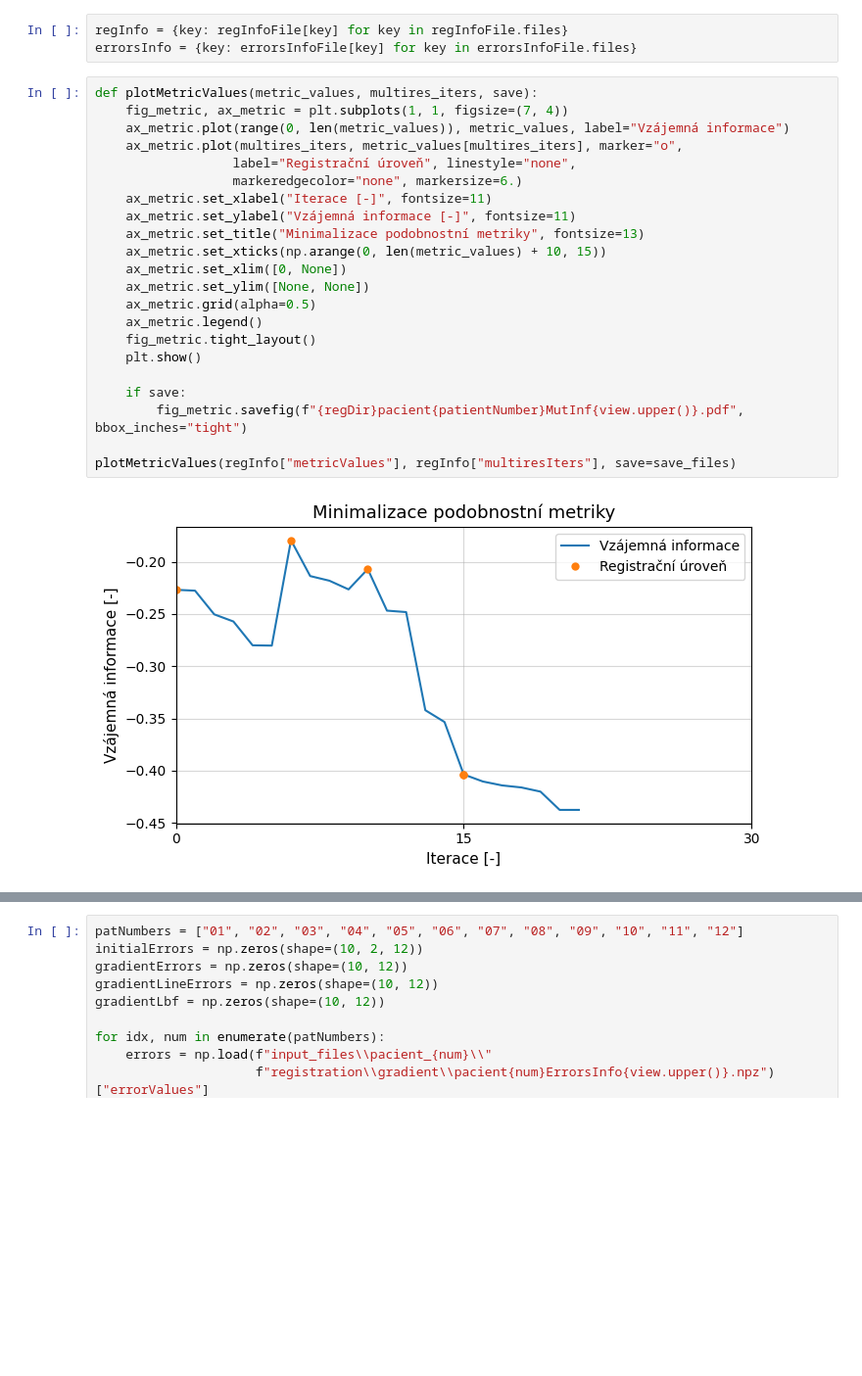
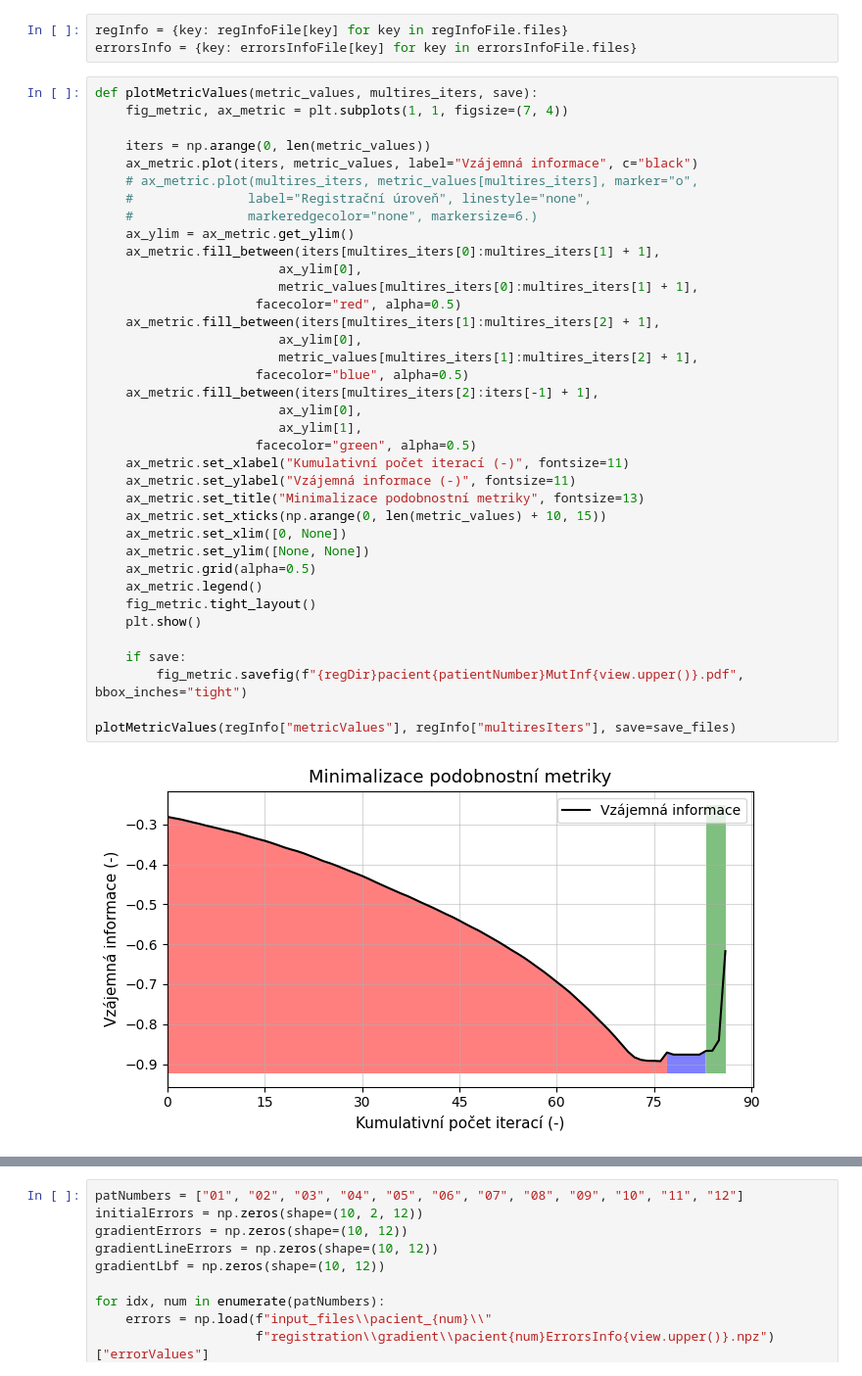
Before and after one commit to Vojtech-Benda/ca_isf, a Jupyter notebook: plotResults.ipynb, the cells around one changed output, grey strips where cells are left out. Shown at 98% size. Cells and saved outputs as stored; diff of their text form; blank space fills up the shorter version.

```diff
--- a/plotResults.ipynb
+++ b/plotResults.ipynb
@@ -18,27 +18,42 @@ errorsInfo = {key: errorsInfoFile[key] for key in errorsInfoFile.files}
 # %%
 def plotMetricValues(metric_values, multires_iters, save):
     fig_metric, ax_metric = plt.subplots(1, 1, figsize=(7, 4))
-    ax_metric.plot(range(0, len(metric_values)), metric_values, label="Vzájemná informace")
-    ax_metric.plot(multires_iters, metric_values[multires_iters], marker="o",
-                  label="Registrační úroveň", linestyle="none",
-                  markeredgecolor="none", markersize=6.)
-    ax_metric.set_xlabel("Iterace [-]", fontsize=11)
-    ax_metric.set_ylabel("Vzájemná informace [-]", fontsize=11)
+
+    iters = np.arange(0, len(metric_values))
+    ax_metric.plot(iters, metric_values, label="Vzájemná informace", c="black")
+    # ax_metric.plot(multires_iters, metric_values[multires_iters], marker="o",
+    #               label="Registrační úroveň", linestyle="none",
+    #               markeredgecolor="none", markersize=6.)
+    ax_ylim = ax_metric.get_ylim()
+    ax_metric.fill_between(iters[multires_iters[0]:multires_iters[1] + 1],
+                        ax_ylim[0],
+                        metric_values[multires_iters[0]:multires_iters[1] + 1],
+                     facecolor="red", alpha=0.5)
+    ax_metric.fill_between(iters[multires_iters[1]:multires_iters[2] + 1],
+                        ax_ylim[0],
+                        metric_values[multires_iters[1]:multires_iters[2] + 1],
+                     facecolor="blue", alpha=0.5)
+    ax_metric.fill_between(iters[multires_iters[2]:iters[-1] + 1],
+                        ax_ylim[0],
+                        ax_ylim[1],
+                     facecolor="green", alpha=0.5)
+    ax_metric.set_xlabel("Kumulativní počet iterací (-)", fontsize=11)
+    ax_metric.set_ylabel("Vzájemná informace (-)", fontsize=11)
     ax_metric.set_title("Minimalizace podobnostní metriky", fontsize=13)
     ax_metric.set_xticks(np.arange(0, len(metric_values) + 10, 15))
     ax_metric.set_xlim([0, None])
     ax_metric.set_ylim([None, None])
     ax_metric.grid(alpha=0.5)
     ax_metric.legend()
     fig_metric.tight_layout()
     plt.show()
 
     if save:
         fig_metric.savefig(f"{regDir}pacient{patientNumber}MutInf{view.upper()}.pdf", bbox_inches="tight")
 
 plotMetricValues(regInfo["metricValues"], regInfo["multiresIters"], save=save_files)
 # %% [output]
-[figure, old version]
+[figure, new version]
 # %%
 def plotRegistrationErrors(mean_errors, min_errors, max_errors,
                            metric_values, multires_iters, save=False):
```
Also changed, not shown: parts of 5 cells of this notebook.
